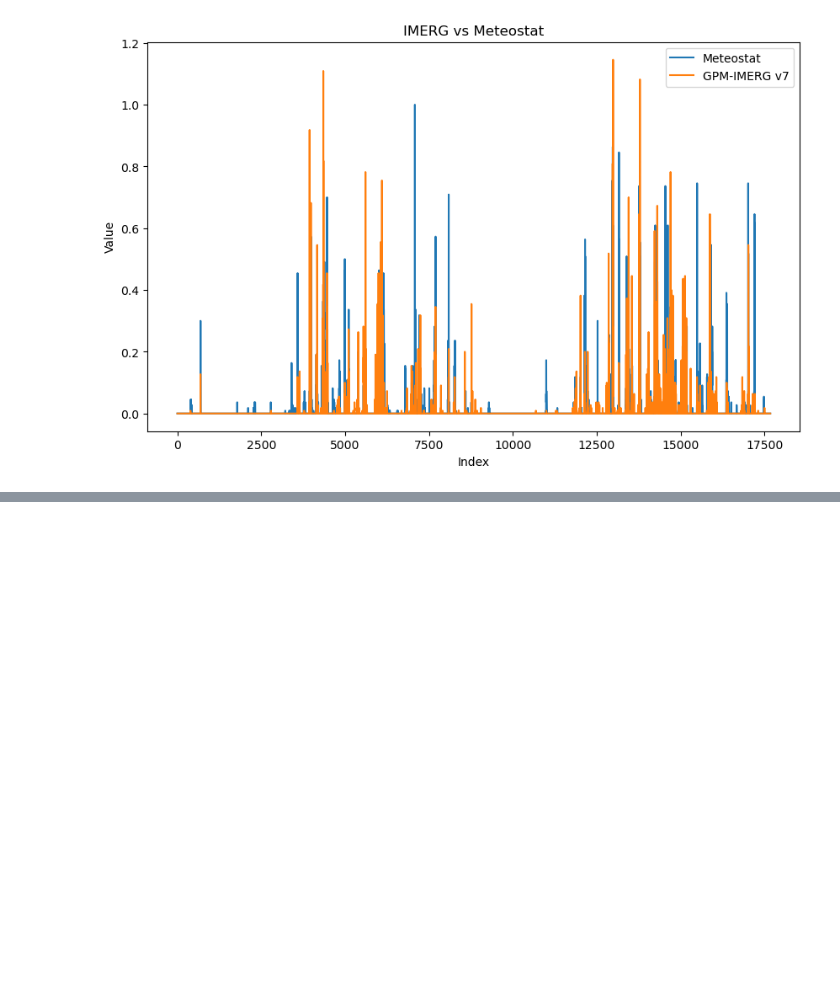
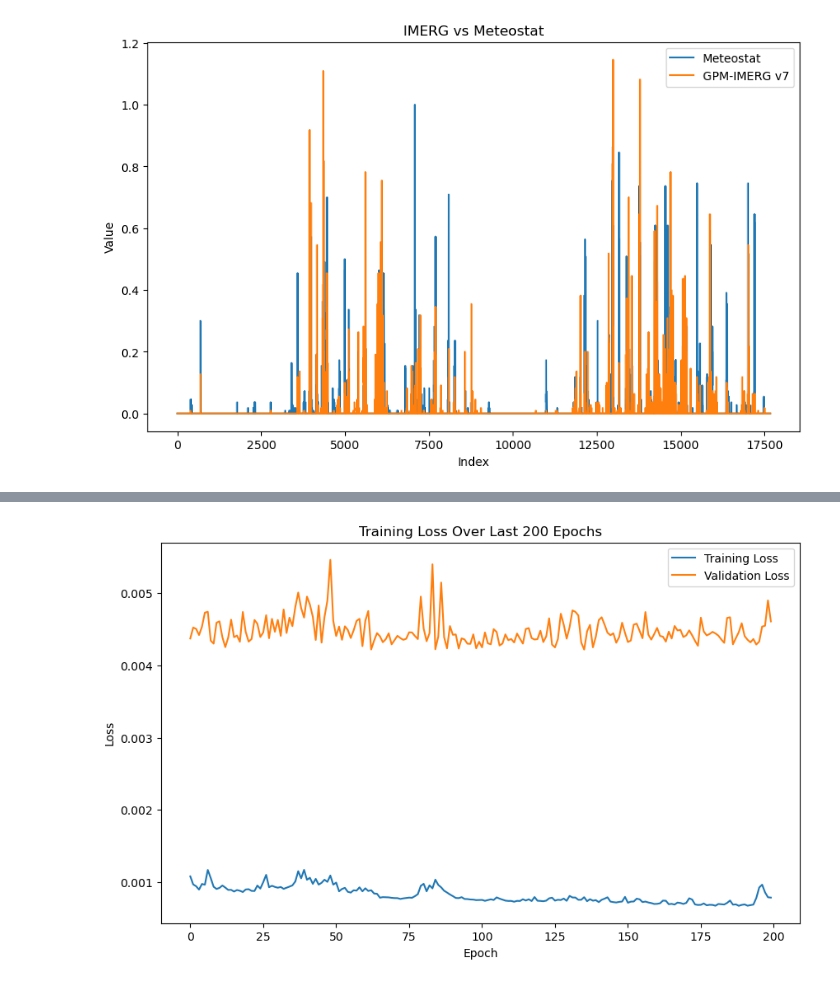
Before and after one commit to edargham/thesis-ai-idf, a Jupyter notebook: autoenc-corrector.ipynb, the cells around one changed output, grey strips where cells are left out. Cells and saved outputs as stored; diff of their text form; code cells hidden in the pictures; blank space fills up the shorter version.

```diff
--- a/autoenc-corrector.ipynb
+++ b/autoenc-corrector.ipynb
@@ -42,11 +42,11 @@ plt.show()
 # %% [output]
 [figure]
 # %%
-batch_size = 256
+batch_size = 1024
 epochs = 1000
 window_size = 32
 # %%
-def windowed_dataset(data, window_size, batch_size, shuffle=True):
+def windowed_dataset(data, window_size, batch_size, shift=1, shuffle=True):
     """
     Create a windowed dataset from the input data.
 
@@ -59,7 +59,7 @@ def windowed_dataset(data, window_size, batch_size, shuffle=True):
     tf.data.Dataset: The windowed dataset.
     """
     dataset = tf.data.Dataset.from_tensor_slices(data)
-    dataset = dataset.window(window_size, shift=1, drop_remainder=True)
+    dataset = dataset.window(window_size, shift=shift, drop_remainder=True)
     dataset = dataset.flat_map(lambda window: window.batch(window_size))
     dataset = dataset.map(lambda window: (tf.expand_dims(window[:, 0], axis=-1), tf.expand_dims(window[:, 1], axis=-1)))
 
@@ -89,8 +89,8 @@ def windowed_dataset_single(data, window_size, batch_size):
     return dataset
 # %%
 # Split the dataframe into train and test sets
-train, test = train_test_split(df, test_size=0.1, shuffle=False)
+train, test = train_test_split(df, test_size=0.05, shuffle=False)
 
-train_set = windowed_dataset(train, window_size, batch_size, shuffle=True)
-test_set = windowed_dataset(test, window_size, batch_size, shuffle=False)
+train_set = windowed_dataset(train, window_size, batch_size, shift=1, shuffle=True)
+test_set = windowed_dataset(test, window_size, batch_size, shift=window_size, shuffle=False)
 # %% [output]
@@ -120,6 +119,6 @@ plt.show()
 [figure]
 # %%
-class RootMeanSqauredError(keras.metrics.MeanSquaredError):
+class RootMeanSqauredError(MeanSquaredError):
     def update_state(self, y_true, y_pred, sample_weight=None):
         return super().update_state(y_true, y_pred, sample_weight)
 
@@ -246,3 +280,14 @@ plt.show()
+# %%
+plt.figure(figsize=(10, 6))
+plt.plot(history.history['loss'][-200:], label='Training Loss')
+plt.plot(history.history['val_loss'][-200:], label='Validation Loss')
+plt.title('Training Loss Over Last 200 Epochs')
+plt.xlabel('Epoch')
+plt.ylabel('Loss')
+plt.legend()
+plt.show()
+# %% [output]
+[figure, added]
 # %%
 # Make predictions on the test set
 predictions = model.predict(test_set)
```
Also changed, not shown: parts of 11 cells of this notebook, 5 other files.
